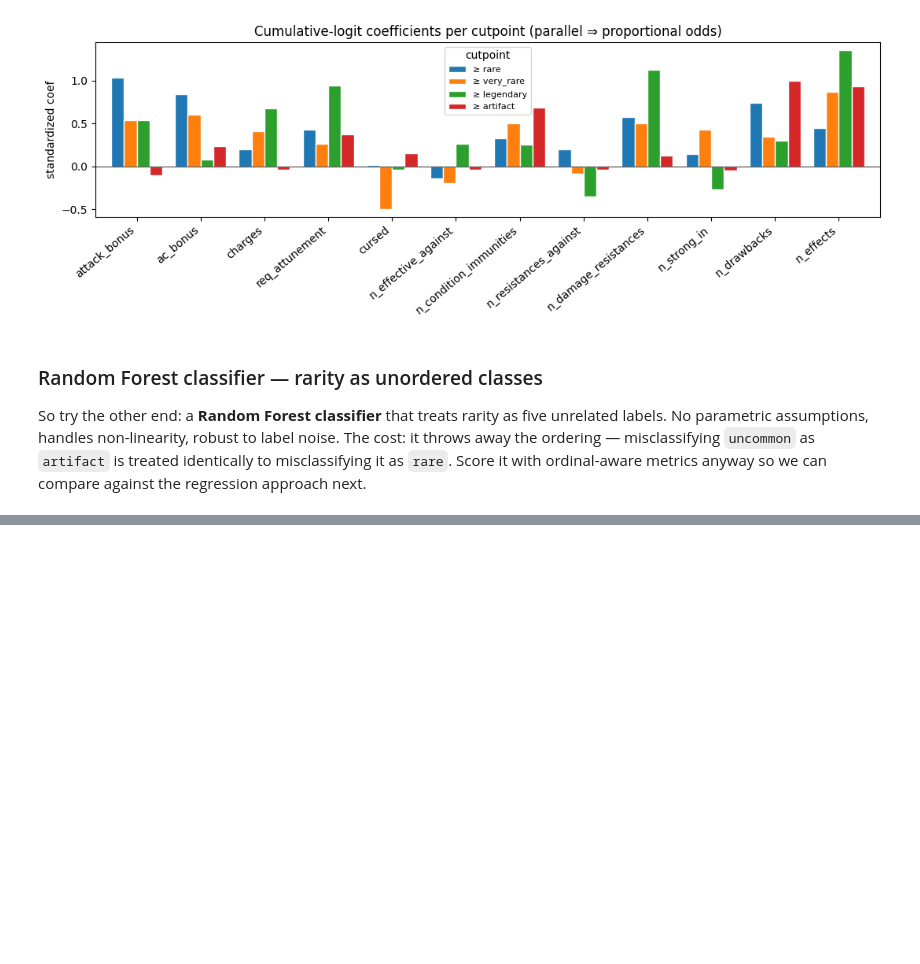
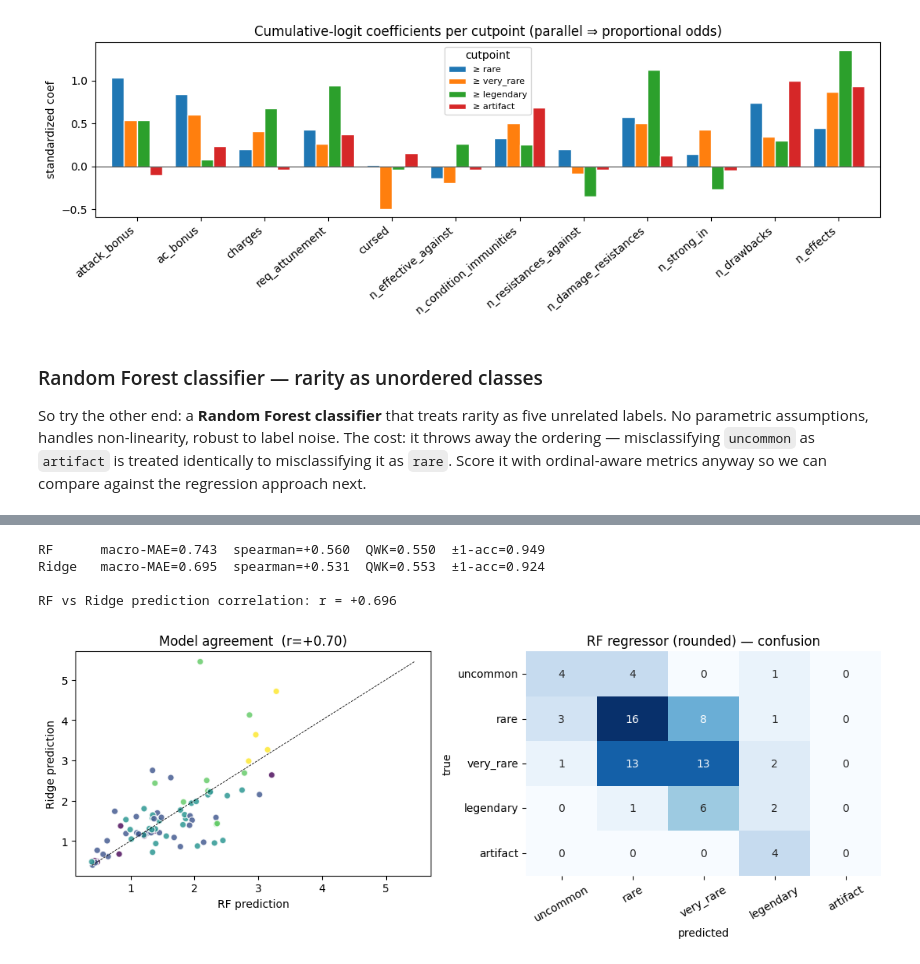
Before and after one commit to alfredmastan/take_home_assignment, a Jupyter notebook: reznar/analysis.ipynb, the cells around one changed output, grey strips where cells are left out. Cells and saved outputs as stored; diff of their text form; code cells hidden in the pictures; blank space fills up the shorter version.

Commit message:
built rf + ridge ensemble with VIF feature filtering

```diff
--- a/reznar/analysis.ipynb
+++ b/reznar/analysis.ipynb
@@ -270,0 +361,48 @@ RF-Classifier  acc=0.304  ±1-acc=0.835  MAE=0.886  QWK=0.506
+# %%
+from scipy import stats
+
+
+def report(name, y_true, y_pred_cont):
+    y_round = np.clip(np.round(y_pred_cont), 0, len(RARITY_ORDER) - 1).astype(int)
+    per_class_mae = [
+        mean_absolute_error(y_true[y_true == k], y_round[y_true == k])
+        for k in range(len(RARITY_ORDER)) if (y_true == k).any()
+    ]
+    macro_mae = float(np.mean(per_class_mae))
+    spearman = stats.spearmanr(y_true, y_pred_cont).statistic
+    qwk = cohen_kappa_score(y_true, y_round, weights="quadratic")
+    acc1 = float(np.mean(np.abs(y_true - y_round) <= 1))
+    print(f"{name:6s}  macro-MAE={macro_mae:.3f}  spearman={spearman:+.3f}  QWK={qwk:.3f}  ±1-acc={acc1:.3f}")
+    return y_round
+
+y_round_rf    = report("RF",    y, y_pred_rf)
+y_round_ridge = report("Ridge", y, y_pred_ridge)
+pred_corr = stats.pearsonr(y_pred_rf, y_pred_ridge).statistic
+print(f"\nRF vs Ridge prediction correlation: r = {pred_corr:+.3f}")
+
+fig, axes = plt.subplots(1, 2, figsize=(11, 4.2))
+axes[0].scatter(y_pred_rf, y_pred_ridge, c=y, cmap="viridis", alpha=0.8, edgecolor="white")
+lo = min(y_pred_rf.min(), y_pred_ridge.min())
+hi = max(y_pred_rf.max(), y_pred_ridge.max())
+axes[0].plot([lo, hi], [lo, hi], color="black", linewidth=0.6, linestyle="--")
+axes[0].set_xlabel("RF prediction")
+axes[0].set_ylabel("Ridge prediction")
+axes[0].set_title(f"Model agreement  (r={pred_corr:+.2f})")
+
+cm = confusion_matrix(y, y_round_rf, labels=range(len(RARITY_ORDER)))
+sns.heatmap(
+    cm, annot=True, fmt="d", cmap="Blues", ax=axes[1],
+    xticklabels=RARITY_ORDER, yticklabels=RARITY_ORDER, cbar=False,
+)
+axes[1].set_xlabel("predicted")
+axes[1].set_ylabel("true")
+axes[1].set_title("RF regressor (rounded) — confusion")
+axes[1].tick_params(axis="x", rotation=30)
+plt.tight_layout()
+plt.show()
+# %% [output]
+RF      macro-MAE=0.743  spearman=+0.560  QWK=0.550  ±1-acc=0.949
+Ridge   macro-MAE=0.695  spearman=+0.531  QWK=0.553  ±1-acc=0.924
+
+RF vs Ridge prediction correlation: r = +0.696
+[figure, added]
```
Also changed, not shown: parts of 6 cells of this notebook, 1 other file.
